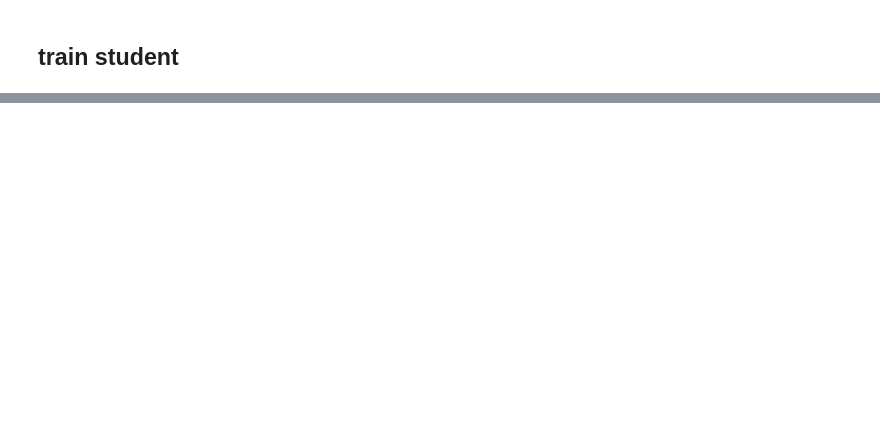
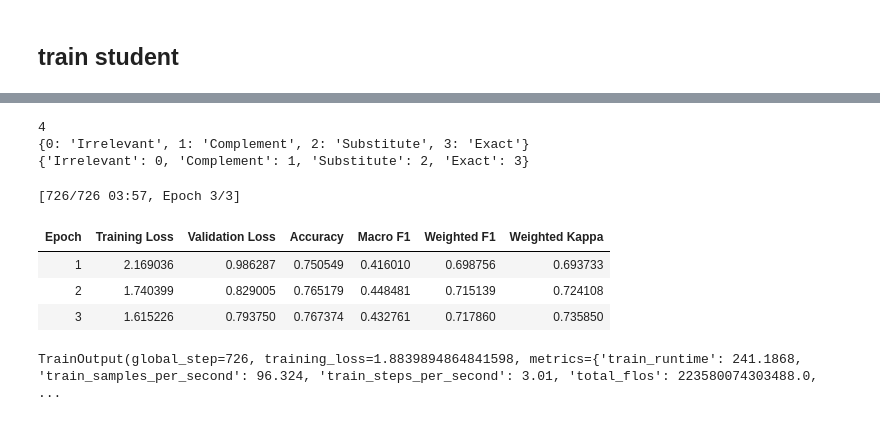
Before and after one commit to frutik/teaching-the-judge, a Jupyter notebook: train-student.ipynb, the cells around one changed output, grey strips where cells are left out. Drawn from its saved outputs; the diff is of its cells as text; code cells hidden in the pictures; blank space fills up the shorter version.

```diff
--- a/train-student.ipynb
+++ b/train-student.ipynb
@@ -548,0 +1026,3 @@ human labels - better teacher - dspy??
+# %%
+MODEL_NAME = "cross-encoder/mmarco-mMiniLMv2-L12-H384-v1"
+OUTPUT_DIR = "./dutch-ecommerce-judge"
@@ -548,0 +1125,8 @@ human labels - better teacher - dspy??
+# %%
+print(model.config.num_labels)
+print(model.config.id2label)
+print(model.config.label2id)
+# %% [output]
+4
+{0: 'Irrelevant', 1: 'Complement', 2: 'Substitute', 3: 'Exact'}
+{'Irrelevant': 0, 'Complement': 1, 'Substitute': 2, 'Exact': 3}
@@ -548,0 +1156,46 @@ human labels - better teacher - dspy??
+# %%
+training_args = TrainingArguments(
+    output_dir=OUTPUT_DIR,
+
+    learning_rate=2e-5,
+    weight_decay=0.01,
+    num_train_epochs=3,
+
+    per_device_train_batch_size=16,
+    per_device_eval_batch_size=32,
+    gradient_accumulation_steps=2,
+
+    # Suitable for your RTX 4080.
+    fp16=True,
+
+    eval_strategy="epoch",
+    save_strategy="epoch",
+    logging_steps=50,
+
+    load_best_model_at_end=True,
+    metric_for_best_model="macro_f1",
+    greater_is_better=True,
+
+    save_total_limit=2,
+    report_to="none",
+    seed=42,
+)
+# %%
+trainer = Trainer(
+    model=model,
+    args=training_args,
+    train_dataset=tokenized_dataset["train"],
+    eval_dataset=tokenized_dataset["test"],
+    processing_class=tokenizer,
+    data_collator=data_collator,
+    compute_metrics=compute_metrics,
+)
+# %%
+trainer.train()
+# %% [output]
+[726/726 03:57, Epoch 3/3]
+| Epoch | Training Loss | Validation Loss | Accuracy | Macro F1 | Weighted F1 | Weighted Kappa |
+| 1 | 2.169036 | 0.986287 | 0.750549 | 0.416010 | 0.698756 | 0.693733 |
+| 2 | 1.740399 | 0.829005 | 0.765179 | 0.448481 | 0.715139 | 0.724108 |
+| 3 | 1.615226 | 0.793750 | 0.767374 | 0.432761 | 0.717860 | 0.735850 |
+TrainOutput(global_step=726, training_loss=1.8839894864841598, metrics={'train_runtime': 241.1868, 'train_samples_per_second': 96.324, 'train_steps_per_second': 3.01, 'total_flos': 223580074303488.0,  ...
```
Also changed, not shown: parts of 39 cells of this notebook, 5 other files.
